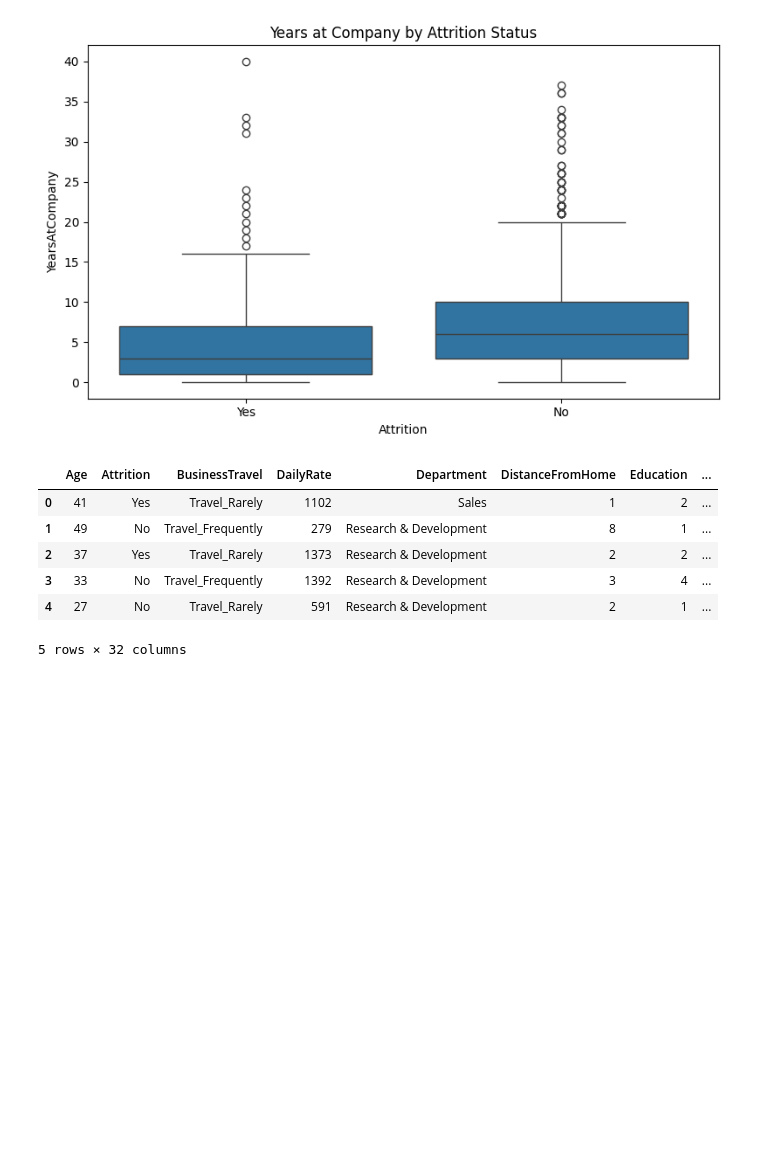
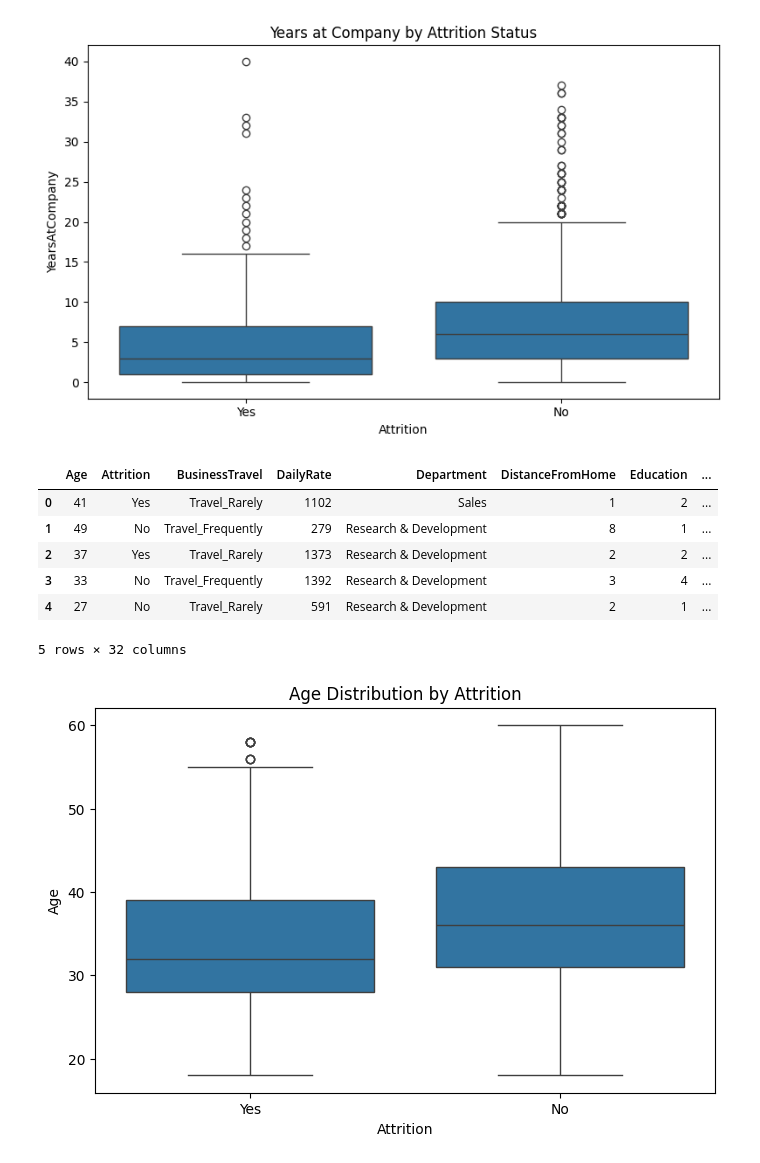
Before and after one commit to Kel-02/employee-attrition-analysis, a Jupyter notebook: notebooks/02_data_cleaning_feature_exploration.ipynb, the cells around one changed output. Saved outputs shown, nothing was run; the diff lists cells and outputs as text; code cells hidden in the pictures; blank space fills up the shorter version.

Commit message:
Completed Phase 4 exploratory data analysis

```diff
--- a/notebooks/02_data_cleaning_feature_exploration.ipynb
+++ b/notebooks/02_data_cleaning_feature_exploration.ipynb
@@ -179,3 +179,17 @@ pd.read_csv('../data/processed/cleaned_employee_attrition_data.csv').head()
 | 3 | 33 | No | Travel_Frequently | 1392 | Research & Development | 3 | 4 | ... |
 | 4 | 27 | No | Travel_Rarely | 591 | Research & Development | 2 | 1 | ... |
 5 rows × 32 columns
+# %%
+plt.figure(figsize=(8,5))
+
+sns.boxplot(
+    data=df_clean,
+    x="Attrition",
+    y="Age"
+)
+
+plt.title("Age Distribution by Attrition")
+
+plt.show()
+# %% [output]
+[figure, added]
```
Also changed, not shown: parts of 8 cells of this notebook, 1 other file.
